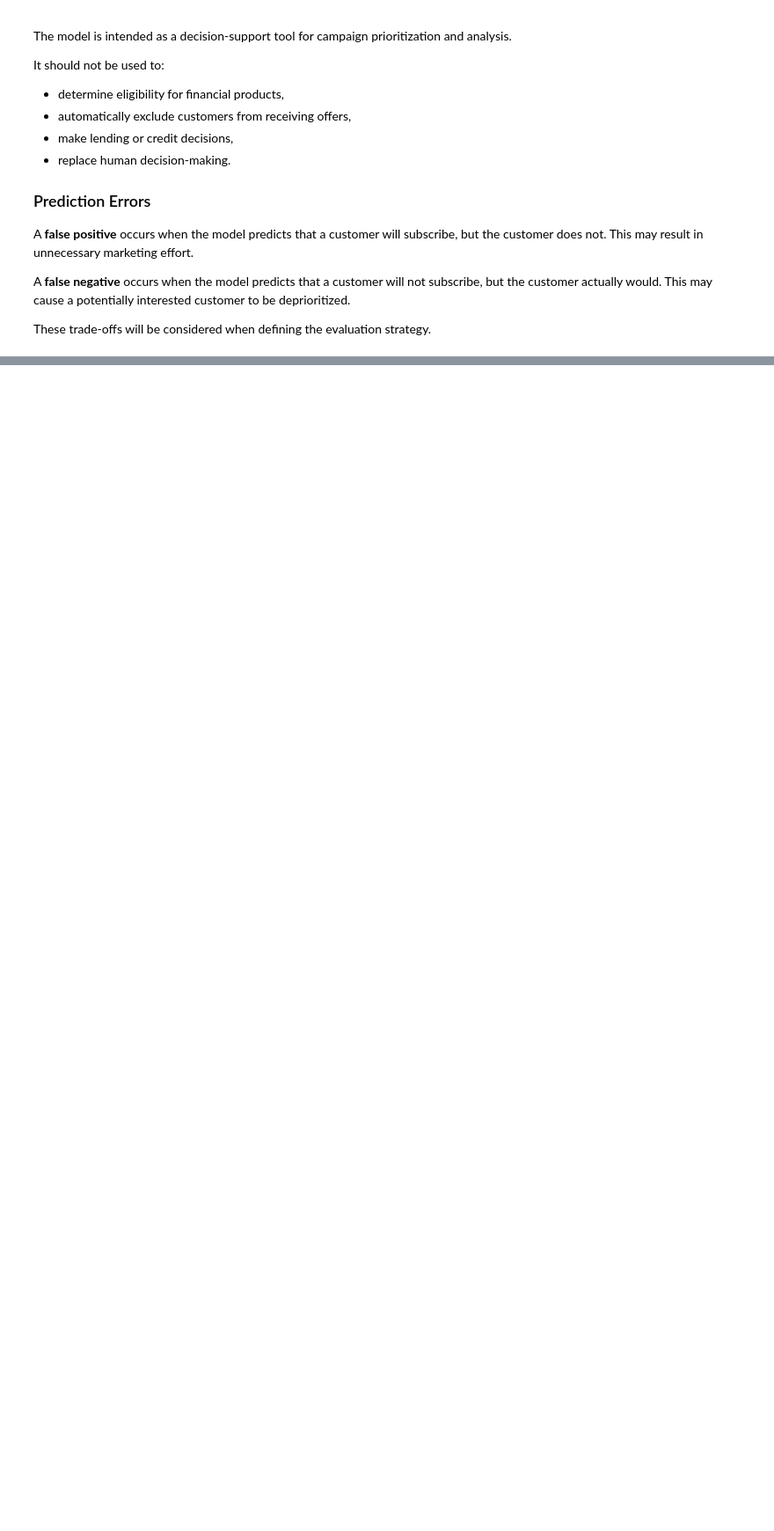
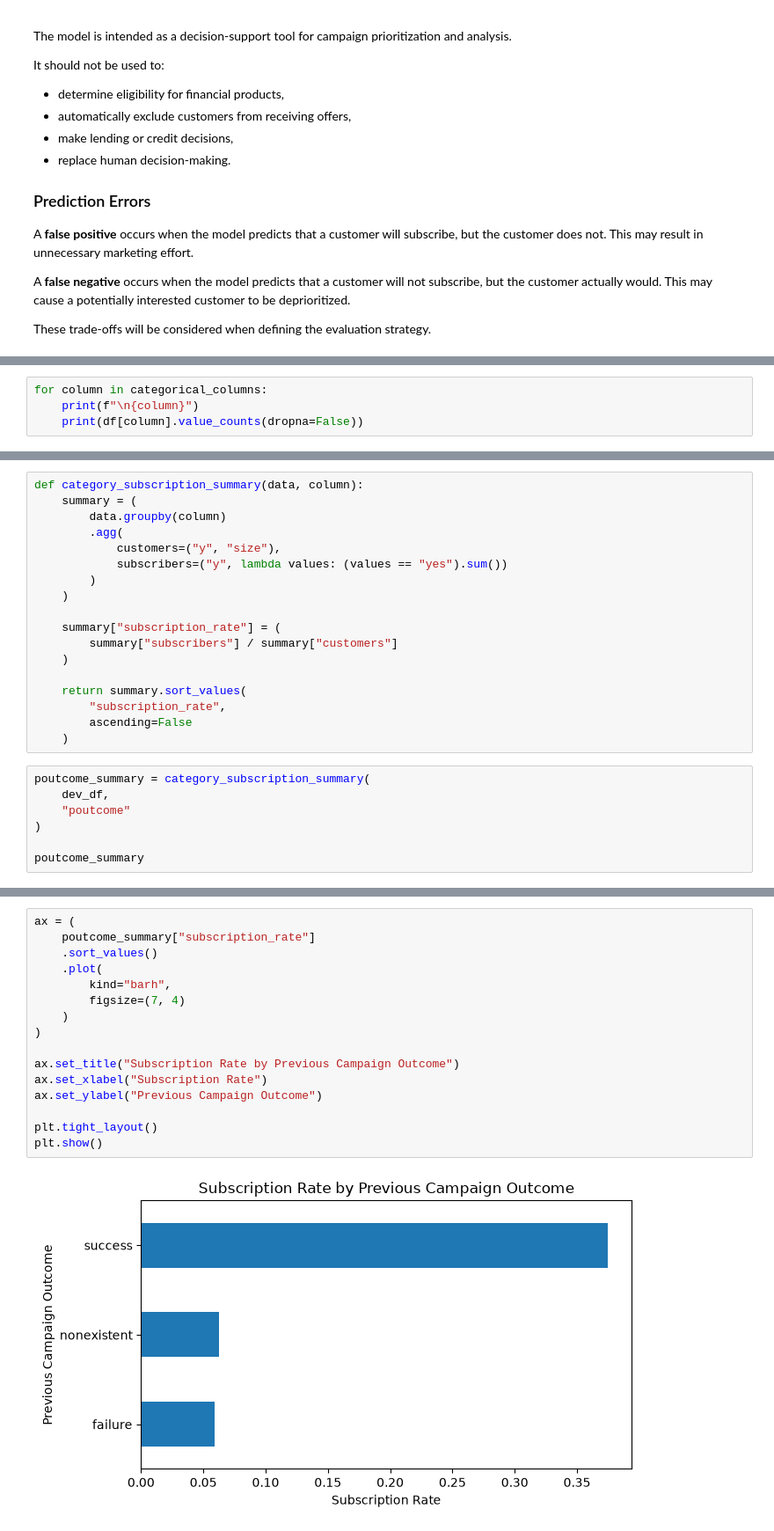
Before and after one commit to NourhanFarag/bank-marketing-subscription-prediction, a Jupyter notebook: notebooks/01_bank_marketing_analysis.ipynb, the cells around one changed output, grey strips where cells are left out. Shown at 88% size. Drawn from its saved outputs; the diff is of its cells as text; blank space fills up the shorter version.

```diff
--- a/notebooks/01_bank_marketing_analysis.ipynb
+++ b/notebooks/01_bank_marketing_analysis.ipynb
@@ -87,0 +207,4 @@ Decision-threshold analysis will be performed later using validation data rather
+# %%
+for column in categorical_columns:
+    print(f"\n{column}")
+    print(df[column].value_counts(dropna=False))
@@ -87,0 +478,25 @@ Decision-threshold analysis will be performed later using validation data rather
+# %%
+def category_subscription_summary(data, column):
+    summary = (
+        data.groupby(column)
+        .agg(
+            customers=("y", "size"),
+            subscribers=("y", lambda values: (values == "yes").sum())
+        )
+    )
+
+    summary["subscription_rate"] = (
+        summary["subscribers"] / summary["customers"]
+    )
+
+    return summary.sort_values(
+        "subscription_rate",
+        ascending=False
+    )
+# %%
+poutcome_summary = category_subscription_summary(
+    dev_df,
+    "poutcome"
+)
+
+poutcome_summary
@@ -87,0 +509,18 @@ Decision-threshold analysis will be performed later using validation data rather
+# %%
+ax = (
+    poutcome_summary["subscription_rate"]
+    .sort_values()
+    .plot(
+        kind="barh",
+        figsize=(7, 4)
+    )
+)
+
+ax.set_title("Subscription Rate by Previous Campaign Outcome")
+ax.set_xlabel("Subscription Rate")
+ax.set_ylabel("Previous Campaign Outcome")
+
+plt.tight_layout()
+plt.show()
+# %% [output]
+[figure, added]
```
Also changed, not shown: parts of 41 cells of this notebook.
